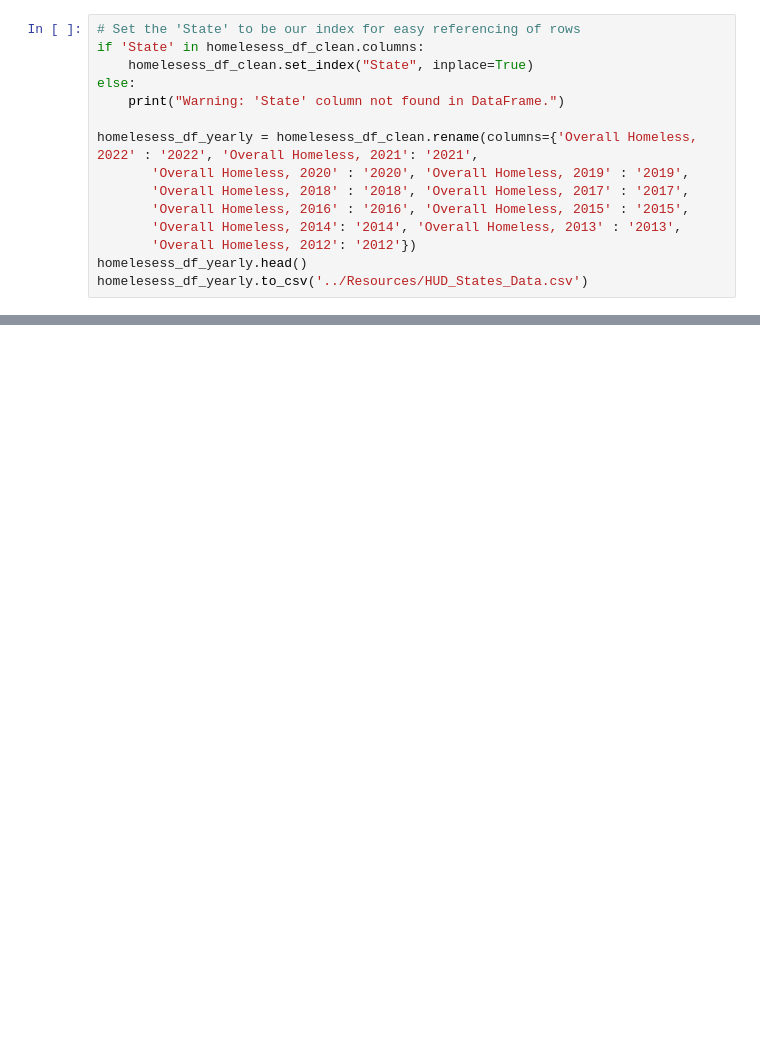
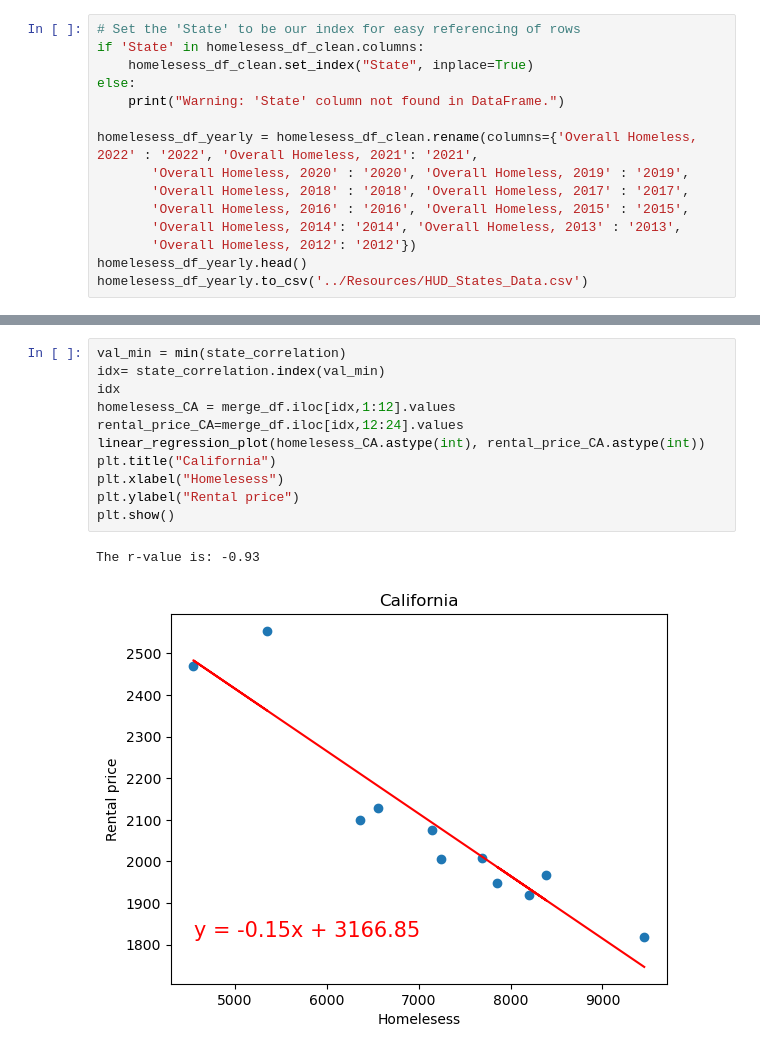
Before and after one commit to Vik1975/project_one, a Jupyter notebook: Homelesess_DF/HUD_data.ipynb, the cells around one changed output, grey strips where cells are left out. Drawn from its saved outputs; the diff is of its cells as text; blank space fills up the shorter version.

```diff
--- a/Homelesess_DF/HUD_data.ipynb
+++ b/Homelesess_DF/HUD_data.ipynb
@@ -109,0 +335,14 @@ Enter state code :  WA
+# %%
+val_min = min(state_correlation)
+idx= state_correlation.index(val_min)
+idx
+homelesess_CA = merge_df.iloc[idx,1:12].values
+rental_price_CA=merge_df.iloc[idx,12:24].values
+linear_regression_plot(homelesess_CA.astype(int), rental_price_CA.astype(int))
+plt.title("California")
+plt.xlabel("Homelesess")
+plt.ylabel("Rental price")
+plt.show()
+# %% [output]
+The r-value is: -0.93
+[figure, added]
```
Also changed, not shown: parts of 21 cells of this notebook, 6 other files.
